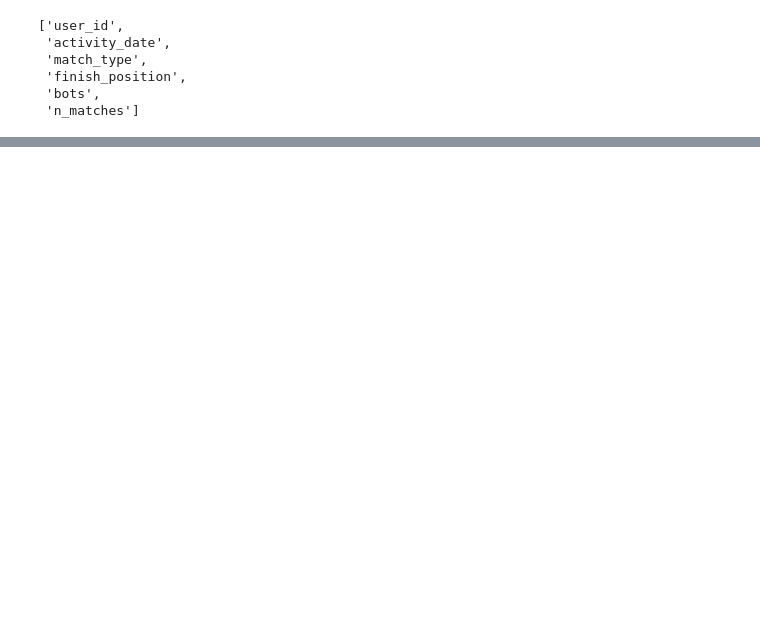
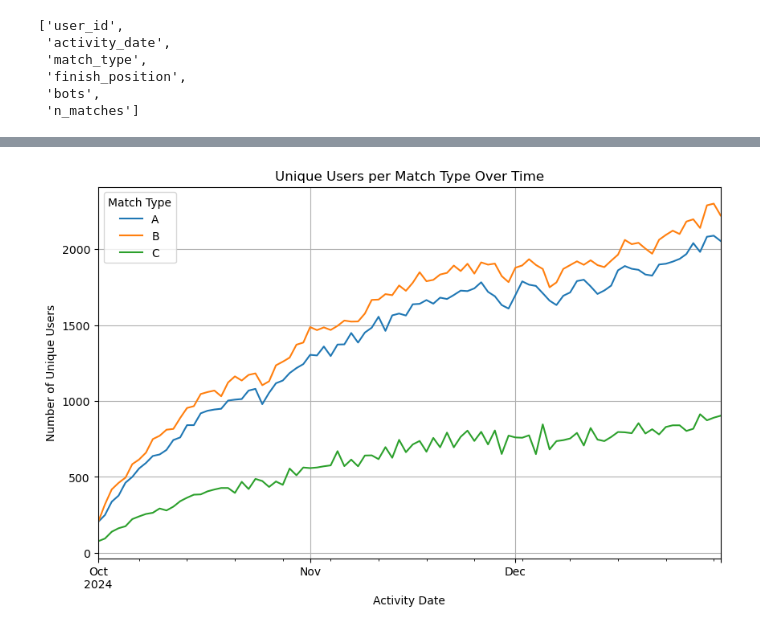
Before and after one commit to duongphan1610/Mini-Clip-Challenge, a Jupyter notebook: minigame_analysis.ipynb, the cells around one changed output, grey strips where cells are left out. Cells and saved outputs as stored; diff of their text form; code cells hidden in the pictures; blank space fills up the shorter version.

```diff
--- a/minigame_analysis.ipynb
+++ b/minigame_analysis.ipynb
@@ -596,0 +589,12 @@ inapp
+# %%
+df_plot = match.groupby(['activity_date', 'match_type'])['user_id'].nunique().reset_index()
+pivot_df = df_plot.pivot(index='activity_date', columns='match_type', values='user_id')
+pivot_df.plot(kind='line', figsize=(10,6))
+plt.title('Unique Users per Match Type Over Time')
+plt.xlabel('Activity Date')
+plt.ylabel('Number of Unique Users')
+plt.legend(title='Match Type')
+plt.grid(True)
+plt.show()
+# %% [output]
+[figure, added]
```
Also changed, not shown: parts of 7 cells of this notebook.
